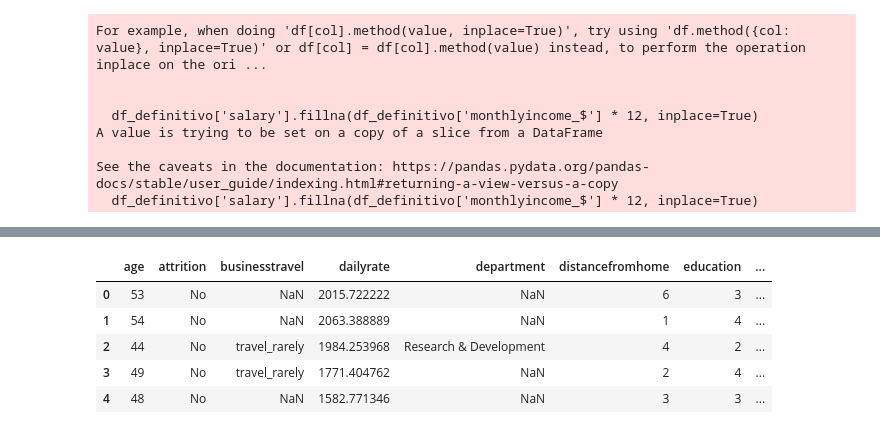
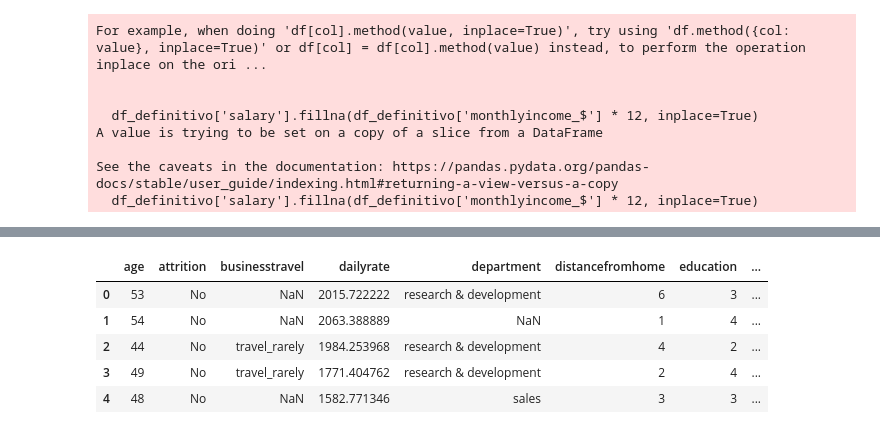
Before and after one commit to ana-nobre/Talent-Optimization-for-Corporation-HR-Data-Analytics, a Jupyter notebook: datalimpia.ipynb, the cells around one changed output, grey strips where cells are left out. Drawn from its saved outputs; the diff is of its cells as text; code cells hidden in the pictures.

Commit message:
df definitivo

```diff
--- a/datalimpia.ipynb
+++ b/datalimpia.ipynb
@@ -810,0 +854,2 @@ print(df_definitivo[['jobrole', 'department', 'roledepartament']].head(10))'''
+# %%
+df_definitivo=df_definitivo.drop(columns='roledepartament')
@@ -811,10 +869,10 @@ print(df_definitivo[['jobrole', 'department', 'roledepartament']].head(10))'''
 # %%
-df_limpio.head()
+df_definitivo.head()
 # %% [output]
 |  | age | attrition | businesstravel | dailyrate | department | distancefromhome | education | ... |
-| 0 | 53 | No | NaN | 2015.722222 | NaN | 6 | 3 | ... |
+| 0 | 53 | No | NaN | 2015.722222 | research & development | 6 | 3 | ... |
 | 1 | 54 | No | NaN | 2063.388889 | NaN | 1 | 4 | ... |
-| 2 | 44 | No | travel_rarely | 1984.253968 | Research & Development | 4 | 2 | ... |
-| 3 | 49 | No | travel_rarely | 1771.404762 | NaN | 2 | 4 | ... |
-| 4 | 48 | No | NaN | 1582.771346 | NaN | 3 | 3 | ... |
+| 2 | 44 | No | travel_rarely | 1984.253968 | research & development | 4 | 2 | ... |
+| 3 | 49 | No | travel_rarely | 1771.404762 | research & development | 2 | 4 | ... |
+| 4 | 48 | No | NaN | 1582.771346 | sales | 3 | 3 | ... |
 # %%
```
Also changed, not shown: parts of 10 cells of this notebook, 1 other file.
